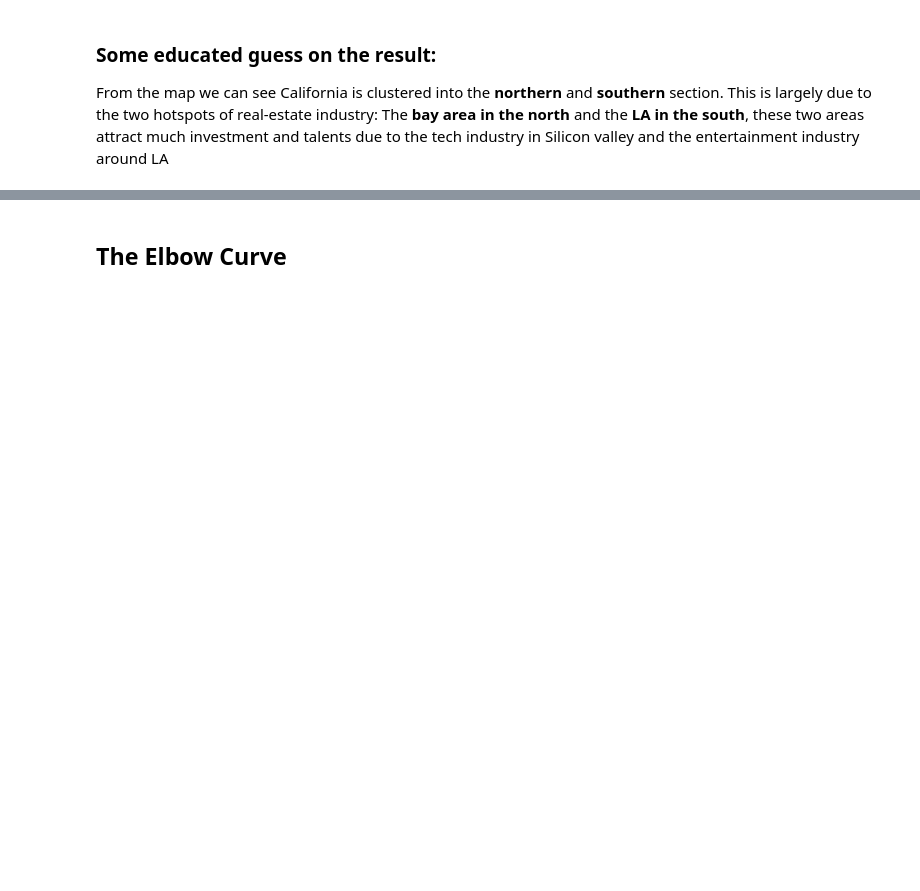
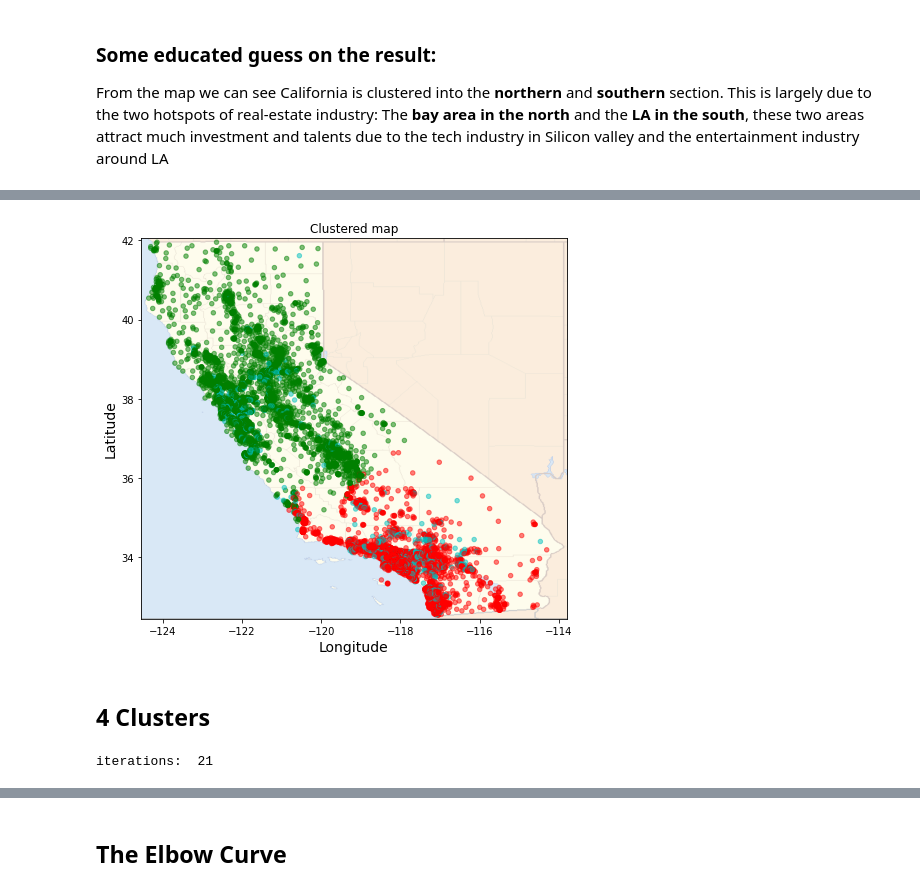
Before and after one commit to vivianchen98/california_housing_kmeans_clustering, a Jupyter notebook: sc9by_assignment_3_kmeans.ipynb, the cells around one changed output, grey strips where cells are left out. Saved outputs shown, nothing was run; the diff lists cells and outputs as text; code cells hidden in the pictures; blank space fills up the shorter version.

```diff
--- a/sc9by_assignment_3_kmeans.ipynb
+++ b/sc9by_assignment_3_kmeans.ipynb
@@ -308,0 +322,4 @@ The **bay area in the north** and the **LA in the south**, these two areas attra
+# %%
+# cluster the data for k=3
+mykmeans = kmeans(k=3, slack=0) # default: k=2, dist_measure = 'euclidean'
+clusters, cent, assignment = mykmeans.kmeans(housing_prepared) # distances and centroids
@@ -308,0 +346,12 @@ The **bay area in the north** and the **LA in the south**, these two areas attra
+# %%
+plot_clusters(assignment)
+# %% [output]
+[figure, added]
+# %% [markdown]
+## 4 Clusters
+# %%
+# cluster the data for k=4
+mykmeans = kmeans(k=4, slack=0) # dist_measure = 'euclidean'
+clusters, cent, assignment = mykmeans.kmeans(housing_prepared) # distances and centroids
+# %% [output]
+iterations:  21
```
Also changed, not shown: parts of 45 cells of this notebook.
